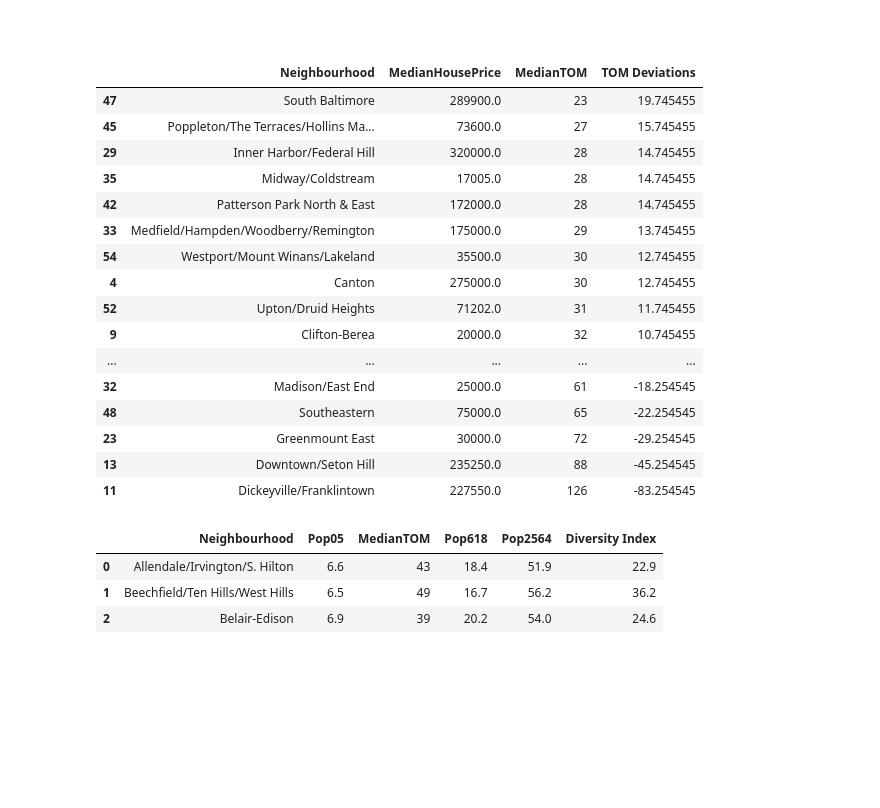
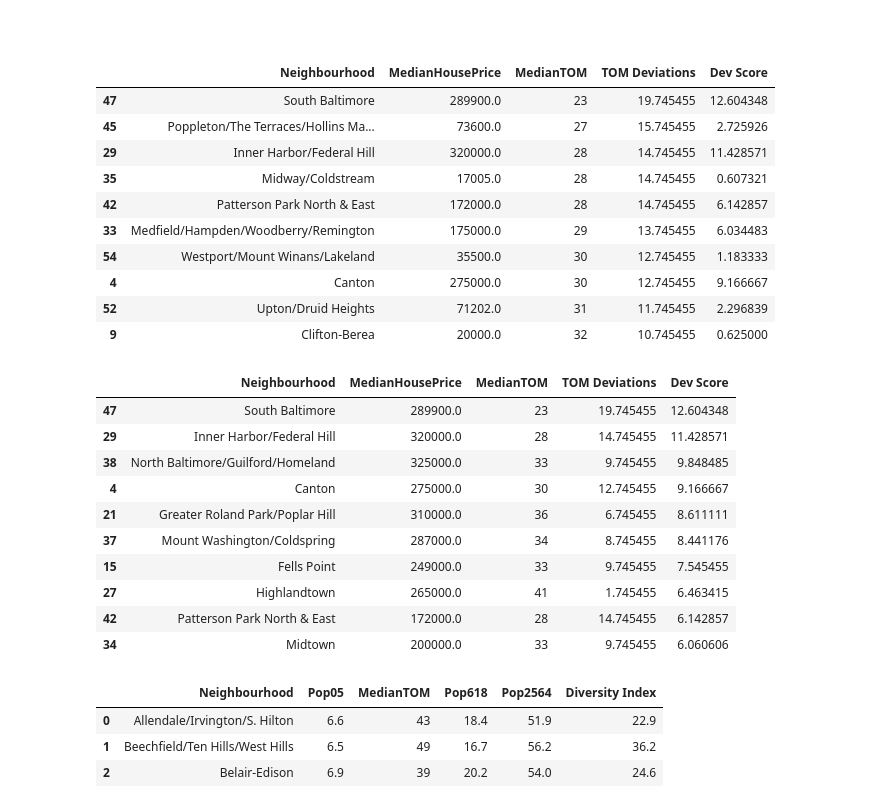
Before and after one commit to sharang17/Wrangles, a Jupyter notebook: Baltimore Notebook/Neighbourhood Rankings.ipynb, the cells around one changed output. Cells and saved outputs as stored; diff of their text form; code cells hidden in the pictures; blank space fills up the shorter version.

```diff
--- a/Baltimore Notebook/Neighbourhood Rankings.ipynb
+++ b/Baltimore Notebook/Neighbourhood Rankings.ipynb
@@ -55,25 +55,19 @@ ranks_1["TOM Deviations"]=std_tom
 # %%
 ranks_1_ranked=ranks_1.sort_values(["TOM Deviations"],ascending=False)
 ranks_1_ranked.to_csv("Ranking 1.csv")
-ranks_1_ranked
+ranks_1_ranked.head(10)
 # %% [output]
-|  | Neighbourhood | MedianHousePrice | MedianTOM | TOM Deviations |
-| 47 | South Baltimore | 289900.0 | 23 | 19.745455 |
-| 45 | Poppleton/The Terraces/Hollins Ma... | 73600.0 | 27 | 15.745455 |
-| 29 | Inner Harbor/Federal Hill | 320000.0 | 28 | 14.745455 |
-| 35 | Midway/Coldstream | 17005.0 | 28 | 14.745455 |
-| 42 | Patterson Park North & East | 172000.0 | 28 | 14.745455 |
-| 33 | Medfield/Hampden/Woodberry/Remington | 175000.0 | 29 | 13.745455 |
-| 54 | Westport/Mount Winans/Lakeland | 35500.0 | 30 | 12.745455 |
-| 4 | Canton | 275000.0 | 30 | 12.745455 |
-| 52 | Upton/Druid Heights | 71202.0 | 31 | 11.745455 |
-| 9 | Clifton-Berea | 20000.0 | 32 | 10.745455 |
-| ... | ... | ... | ... | ... |
-| 32 | Madison/East End | 25000.0 | 61 | -18.254545 |
-| 48 | Southeastern | 75000.0 | 65 | -22.254545 |
-| 23 | Greenmount East | 30000.0 | 72 | -29.254545 |
-| 13 | Downtown/Seton Hill | 235250.0 | 88 | -45.254545 |
-| 11 | Dickeyville/Franklintown | 227550.0 | 126 | -83.254545 |
+|  | Neighbourhood | MedianHousePrice | MedianTOM | TOM Deviations | Dev Score |
+| 47 | South Baltimore | 289900.0 | 23 | 19.745455 | 12.604348 |
+| 45 | Poppleton/The Terraces/Hollins Ma... | 73600.0 | 27 | 15.745455 | 2.725926 |
+| 29 | Inner Harbor/Federal Hill | 320000.0 | 28 | 14.745455 | 11.428571 |
+| 35 | Midway/Coldstream | 17005.0 | 28 | 14.745455 | 0.607321 |
+| 42 | Patterson Park North & East | 172000.0 | 28 | 14.745455 | 6.142857 |
+| 33 | Medfield/Hampden/Woodberry/Remington | 175000.0 | 29 | 13.745455 | 6.034483 |
+| 54 | Westport/Mount Winans/Lakeland | 35500.0 | 30 | 12.745455 | 1.183333 |
+| 4 | Canton | 275000.0 | 30 | 12.745455 | 9.166667 |
+| 52 | Upton/Druid Heights | 71202.0 | 31 | 11.745455 | 2.296839 |
+| 9 | Clifton-Berea | 20000.0 | 32 | 10.745455 | 0.625000 |
 # %%
 score=[]
 for i in range(0,len(ranks_1["MedianHousePrice"])):
@@ -82,7 +76,21 @@ score=[i/1000 for i in score]
 ranks_1["Dev Score"]=pd.Series(score)
 # %%
 ranks_ranked2=ranks_1.sort_values("Dev Score",ascending=False)
+
 ranks_ranked2.to_csv("ranks_hotness.csv")
+ranks_ranked2.head(10)
+# %% [output]
+|  | Neighbourhood | MedianHousePrice | MedianTOM | TOM Deviations | Dev Score |
+| 47 | South Baltimore | 289900.0 | 23 | 19.745455 | 12.604348 |
+| 29 | Inner Harbor/Federal Hill | 320000.0 | 28 | 14.745455 | 11.428571 |
+| 38 | North Baltimore/Guilford/Homeland | 325000.0 | 33 | 9.745455 | 9.848485 |
+| 4 | Canton | 275000.0 | 30 | 12.745455 | 9.166667 |
+| 21 | Greater Roland Park/Poplar Hill | 310000.0 | 36 | 6.745455 | 8.611111 |
+| 37 | Mount Washington/Coldspring | 287000.0 | 34 | 8.745455 | 8.441176 |
+| 15 | Fells Point | 249000.0 | 33 | 9.745455 | 7.545455 |
+| 27 | Highlandtown | 265000.0 | 41 | 1.745455 | 6.463415 |
+| 42 | Patterson Park North & East | 172000.0 | 28 | 14.745455 | 6.142857 |
+| 34 | Midtown | 200000.0 | 33 | 9.745455 | 6.060606 |
 # %%
 ranks2=pd.DataFrame()
 # %%
```
Also changed, not shown: parts of 15 cells of this notebook, 5 other files.
